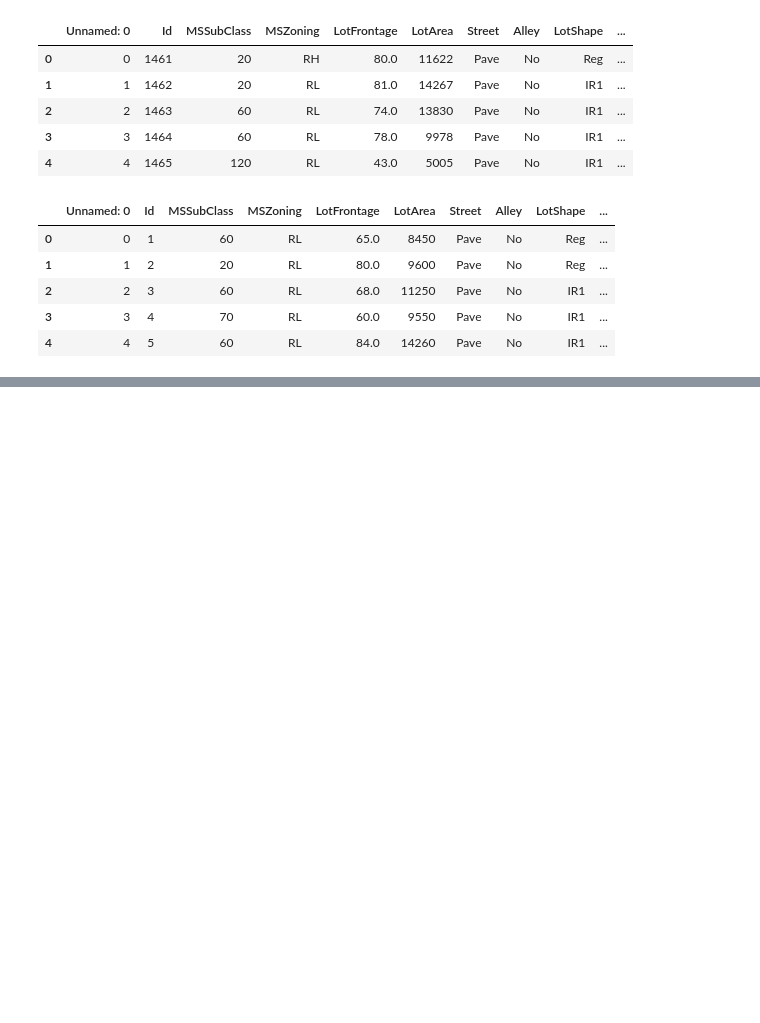
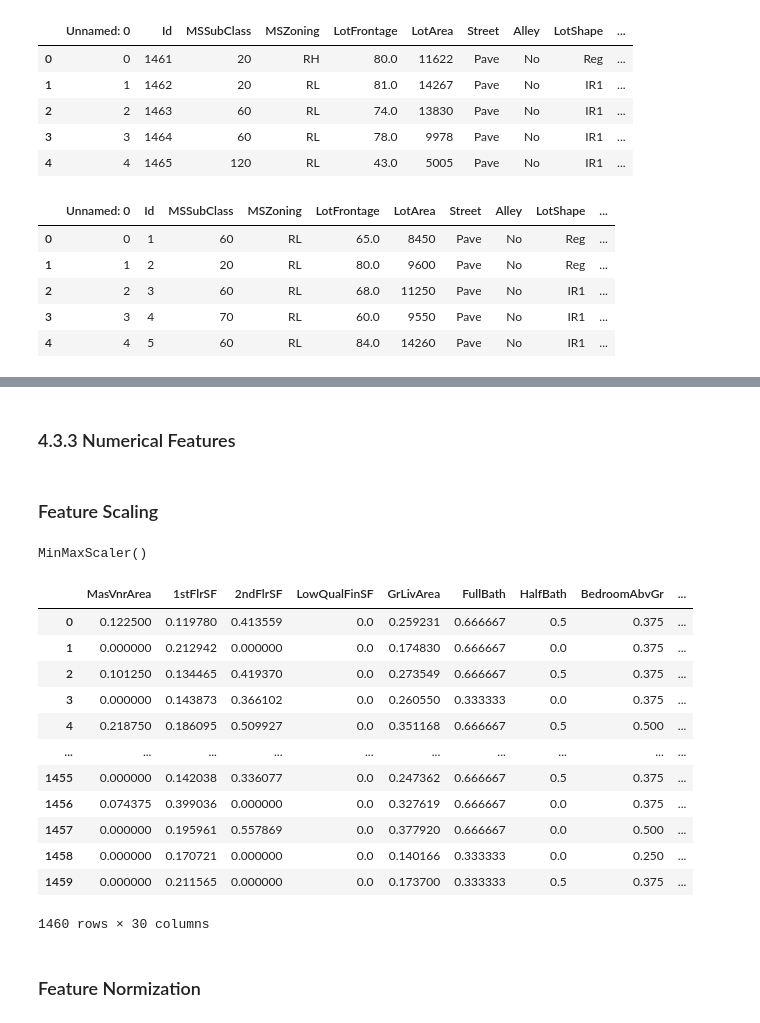
Before and after one commit to alankar23/House_Prices_Pridiction, a Jupyter notebook: FeatureEngg.ipynb, the cells around one changed output, grey strips where cells are left out. Drawn from its saved outputs; the diff is of its cells as text; code cells hidden in the pictures; blank space fills up the shorter version.

```diff
--- a/FeatureEngg.ipynb
+++ b/FeatureEngg.ipynb
@@ -105,0 +142,2 @@ train.head()
+# %% [markdown]
+### 4.3.3 Numerical Features
@@ -105,0 +146,32 @@ train.head()
+# %% [markdown]
+### Feature Scaling
+# %%
+scaler = MinMaxScaler()
+# %%
+scaler.fit(train[numerical])
+# %% [output]
+MinMaxScaler()
+# %%
+num_train = scaler.transform(train[numerical])
+num_test = scaler.transform(test[numerical])
+# %%
+num_train = pd.DataFrame(num_train, columns = numerical)
+num_test = pd.DataFrame(num_test, columns = numerical)
+# %%
+num_train
+# %% [output]
+|  | MasVnrArea | 1stFlrSF | 2ndFlrSF | LowQualFinSF | GrLivArea | FullBath | HalfBath | BedroomAbvGr | ... |
+| 0 | 0.122500 | 0.119780 | 0.413559 | 0.0 | 0.259231 | 0.666667 | 0.5 | 0.375 | ... |
+| 1 | 0.000000 | 0.212942 | 0.000000 | 0.0 | 0.174830 | 0.666667 | 0.0 | 0.375 | ... |
+| 2 | 0.101250 | 0.134465 | 0.419370 | 0.0 | 0.273549 | 0.666667 | 0.5 | 0.375 | ... |
+| 3 | 0.000000 | 0.143873 | 0.366102 | 0.0 | 0.260550 | 0.333333 | 0.0 | 0.375 | ... |
+| 4 | 0.218750 | 0.186095 | 0.509927 | 0.0 | 0.351168 | 0.666667 | 0.5 | 0.500 | ... |
+| ... | ... | ... | ... | ... | ... | ... | ... | ... | ... |
+| 1455 | 0.000000 | 0.142038 | 0.336077 | 0.0 | 0.247362 | 0.666667 | 0.5 | 0.375 | ... |
+| 1456 | 0.074375 | 0.399036 | 0.000000 | 0.0 | 0.327619 | 0.666667 | 0.0 | 0.375 | ... |
+| 1457 | 0.000000 | 0.195961 | 0.557869 | 0.0 | 0.377920 | 0.666667 | 0.0 | 0.500 | ... |
+| 1458 | 0.000000 | 0.170721 | 0.000000 | 0.0 | 0.140166 | 0.333333 | 0.0 | 0.250 | ... |
+| 1459 | 0.000000 | 0.211565 | 0.000000 | 0.0 | 0.173700 | 0.333333 | 0.5 | 0.375 | ... |
+1460 rows × 30 columns
+# %% [markdown]
+### Feature Normization
```
Also changed, not shown: parts of 17 cells of this notebook.
